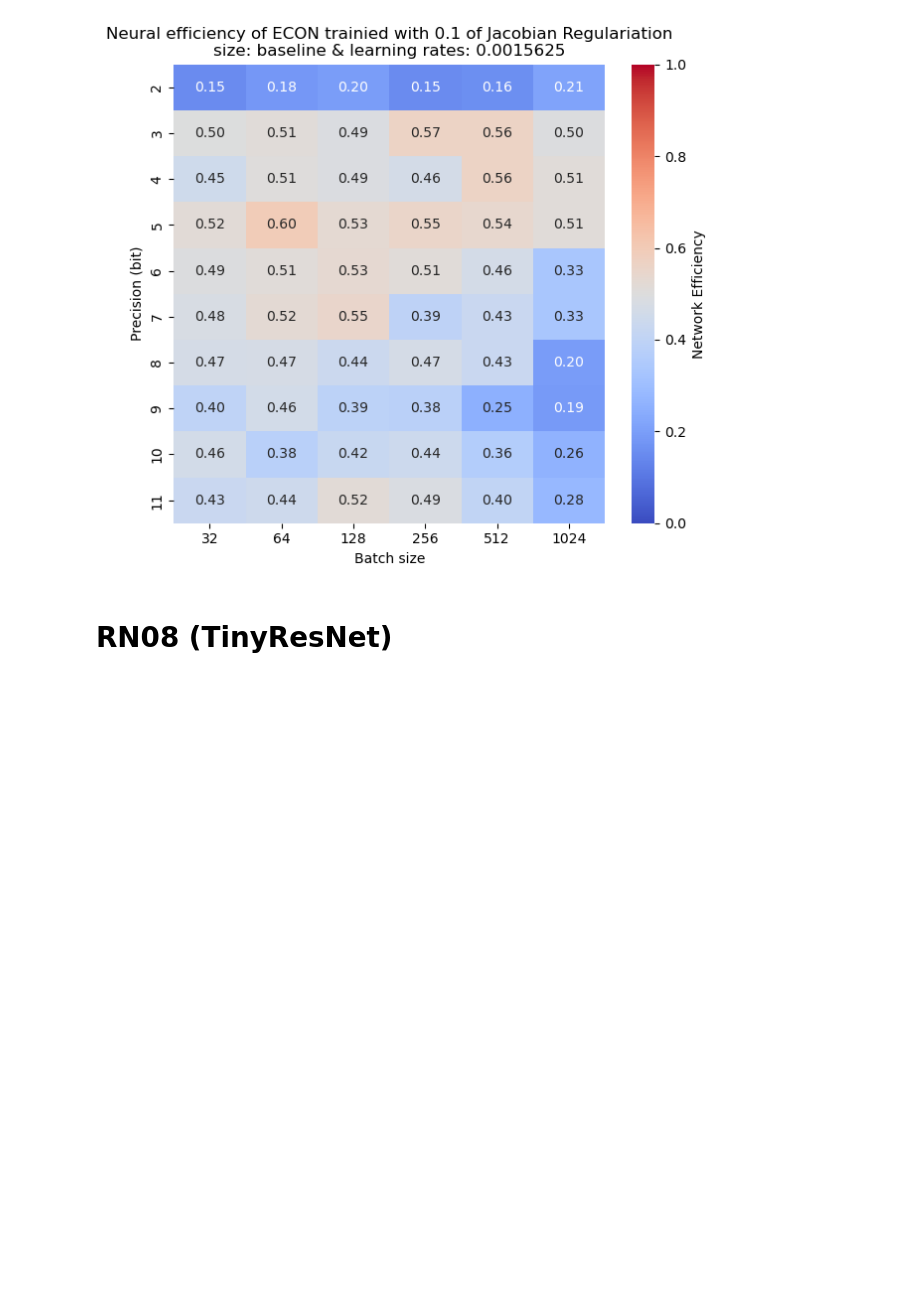
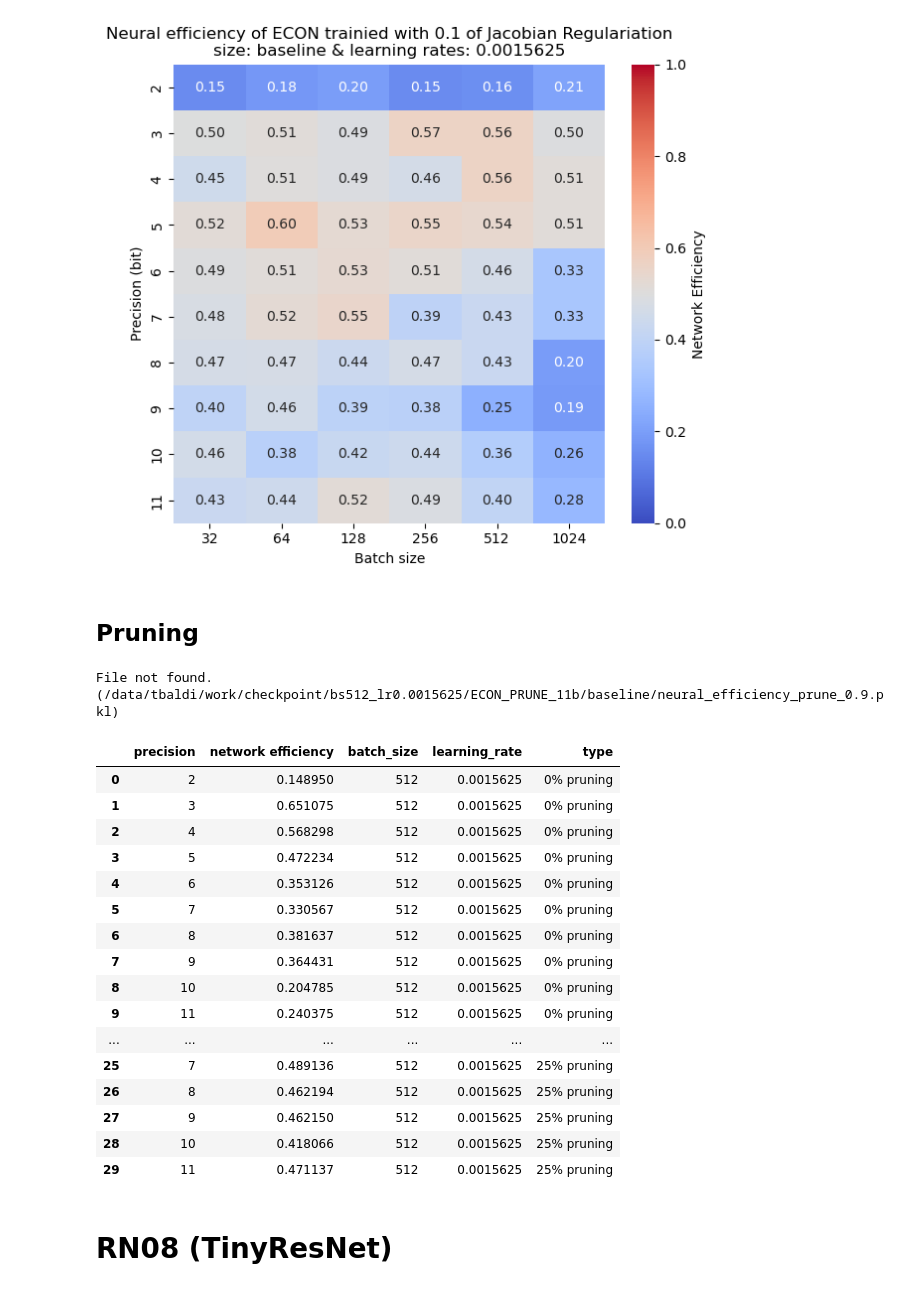
Before and after one commit to Vis4SciML/loss_landscape_taxonomy, a Jupyter notebook: workspace/notebooks/neural_efficiency_analysis.ipynb, the cells around one changed output. Saved outputs shown, nothing was run; the diff lists cells and outputs as text; code cells hidden in the pictures; blank space fills up the shorter version.

```diff
--- a/workspace/notebooks/neural_efficiency_analysis.ipynb
+++ b/workspace/notebooks/neural_efficiency_analysis.ipynb
@@ -290,3 +292,5 @@ for jreg_percentage in jreg_percentages:
                     cmap='coolwarm')
 # %% [output]
 [figure]
+# %% [markdown]
+## Pruning
@@ -293,3 +301,51 @@ for jreg_percentage in jreg_percentages:
+# %%
+ne_distribution = []
+for step in pruning_step:
+    for lr in learning_rates:
+        for y, bs in enumerate(batch_sizes):
+            for x, p in enumerate(precisions):
+                path = os.path.join(DATA_PATH, f'bs{bs}_lr{lr}/ECON_{p}b/{size}/')
+                if step > 0:
+                    path = os.path.join(DATA_PATH, f'bs{bs}_lr{lr}/ECON_PRUNE_{p}b/{size}/')
+                result = -1
+                try:
+                    result = read_file(path, prune=step)
+                    result = result['network_efficiency']
+                except:
+                    pass
+
+                # build the heatmap
+                ne_distribution.append({
+                        'precision': p,
+                        'network efficiency': result,
+                        'batch_size': str(bs),
+                        'learning_rate': str(lr),
+                        'type': f"{int(step * 100)}% pruning"
+                    })
+# %% [output]
+File not found. (/data/tbaldi/work/checkpoint/bs512_lr0.0015625/ECON_PRUNE_11b/baseline/neural_efficiency_prune_0.9.pkl)
+# %%
+ne_distribution_df = pd.DataFrame(ne_distribution)
+ne_distribution_df.to_csv("./results/econ/prune_neural_efficiency.csv", index=False)
+ne_distribution_df.head(30)
+# %% [output]
+|  | precision | network efficiency | batch_size | learning_rate | type |
+| 0 | 2 | 0.148950 | 512 | 0.0015625 | 0% pruning |
+| 1 | 3 | 0.651075 | 512 | 0.0015625 | 0% pruning |
+| 2 | 4 | 0.568298 | 512 | 0.0015625 | 0% pruning |
+| 3 | 5 | 0.472234 | 512 | 0.0015625 | 0% pruning |
+| 4 | 6 | 0.353126 | 512 | 0.0015625 | 0% pruning |
+| 5 | 7 | 0.330567 | 512 | 0.0015625 | 0% pruning |
+| 6 | 8 | 0.381637 | 512 | 0.0015625 | 0% pruning |
+| 7 | 9 | 0.364431 | 512 | 0.0015625 | 0% pruning |
+| 8 | 10 | 0.204785 | 512 | 0.0015625 | 0% pruning |
+| 9 | 11 | 0.240375 | 512 | 0.0015625 | 0% pruning |
+| ... | ... | ... | ... | ... | ... |
+| 25 | 7 | 0.489136 | 512 | 0.0015625 | 25% pruning |
+| 26 | 8 | 0.462194 | 512 | 0.0015625 | 25% pruning |
+| 27 | 9 | 0.462150 | 512 | 0.0015625 | 25% pruning |
+| 28 | 10 | 0.418066 | 512 | 0.0015625 | 25% pruning |
+| 29 | 11 | 0.471137 | 512 | 0.0015625 | 25% pruning |
 # %% [markdown]
 # RN08 (TinyResNet)
 # %%
```
Also changed, not shown: parts of 3 cells of this notebook, 8 other files.
